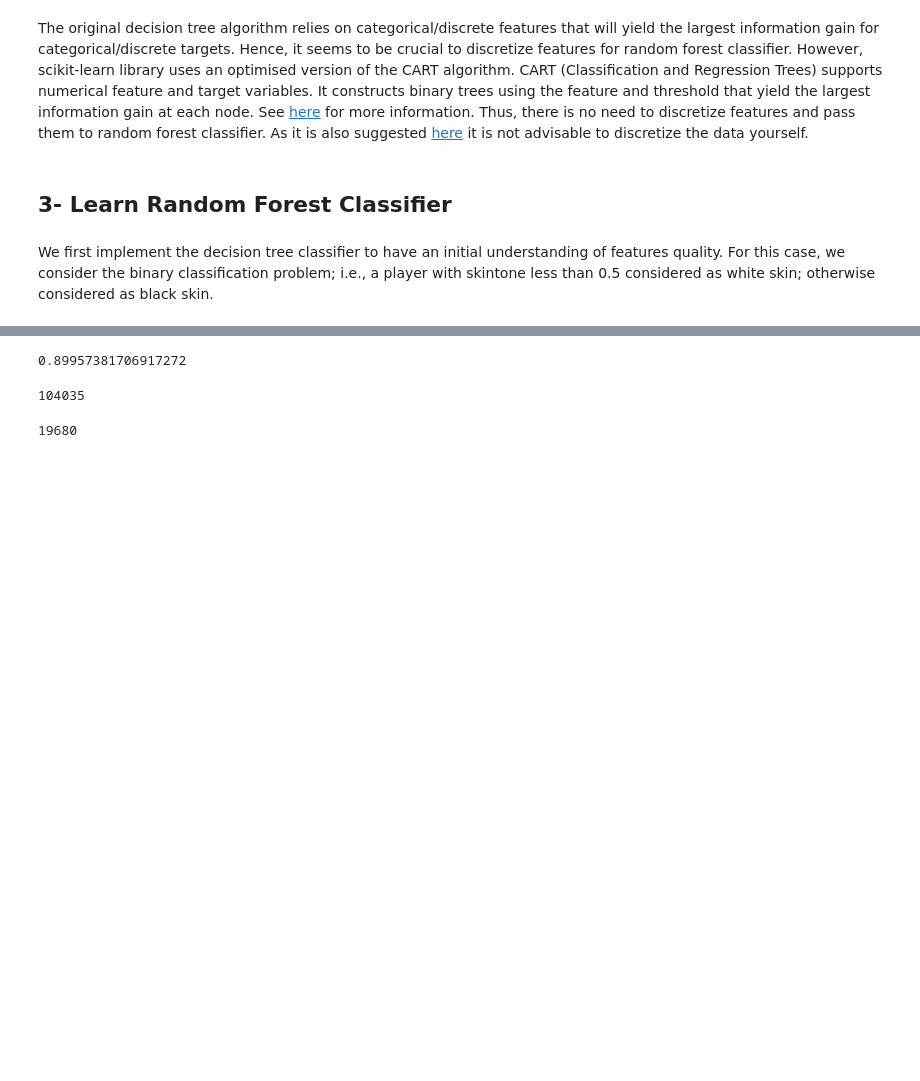
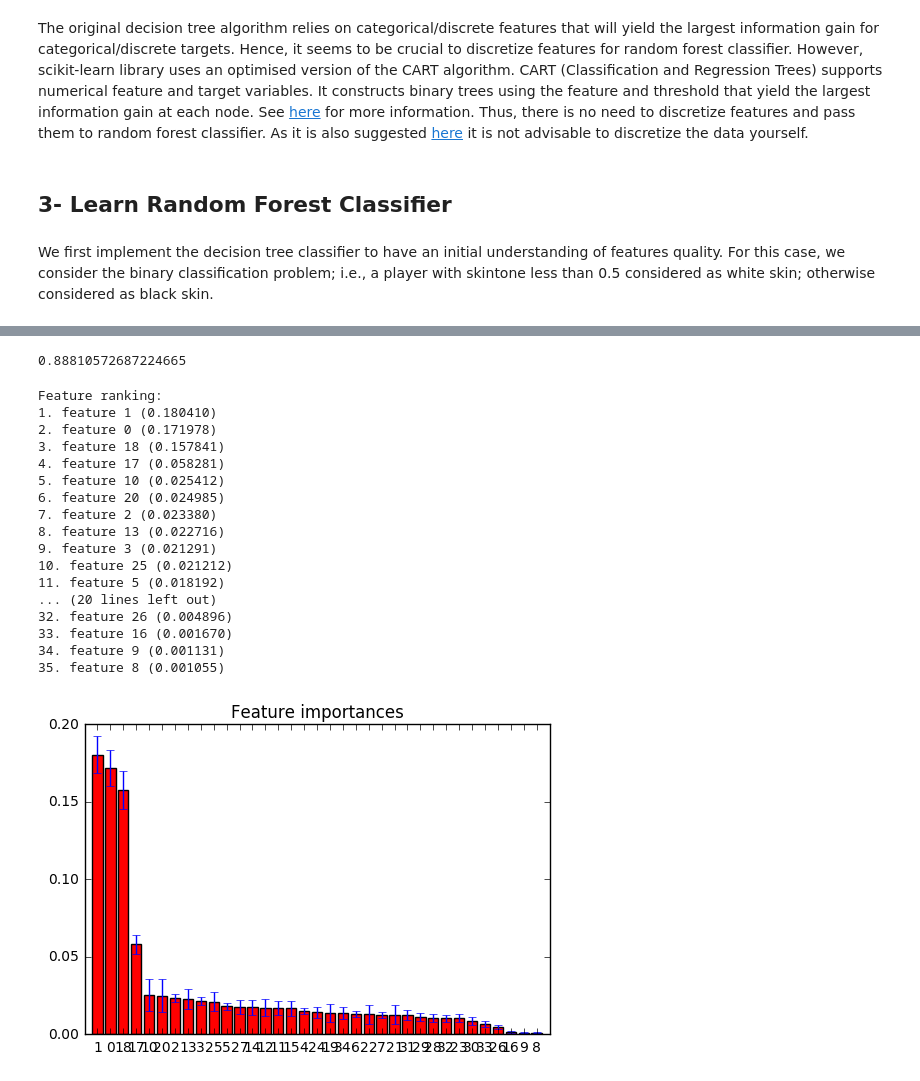
Before and after one commit to sorooshafiee/ADA-SAF, a Jupyter notebook: 04 - Applied ML/Exercise_1.ipynb, the cells around one changed output, grey strips where cells are left out. Drawn from its saved outputs; the diff is of its cells as text; code cells hidden in the pictures; blank space fills up the shorter version.

```diff
--- a/04 - Applied ML/Exercise_1.ipynb
+++ b/04 - Applied ML/Exercise_1.ipynb
@@ -200,6 +199,7 @@ df['birthday_year'] = df['birthday'].apply(lambda x: int(x.split('.')[-1]))
 initial_meaningfull_cols = ['leagueCountry',
                             'height',
                             'weight',
+                            'birthday_year'
                             'position',
                             'games',
                             'victories',
@@ -209,17 +209,14 @@ initial_meaningfull_cols = ['leagueCountry',
                             'yellowCards',
                             'yellowReds',
                             'redCards',
-                            'refNum',
-                            'refCountry',
+                            'allreds',
                             'meanIAT',
                             'nIAT',
                             'seIAT',
                             'meanExp',
                             'nExp',
-                            'seExp',
-                            'allreds',
-                            'refCount',
-                            'birthday_year']
+                            'seExp'
+                           ]
 features = df[initial_meaningfull_cols]
 categorical_feature = [val
                        for val in initial_meaningfull_cols
@@ -239,0 +237,7 @@ f1_score(y_test, clf.predict(x_test))
+# %%
+print('Training...')
+forest_v = RandomForestClassifier(n_estimators=256, oob_score=True)
+forest = forest_v.fit(x_train, y_train)
+importances = forest.feature_importances_
+print('Feature Importances:', importances)
+f1_score(y_test, forest_v.predict(x_test))
@@ -242,12 +255,43 @@ clf = RandomForestClassifier()
 clf = clf.fit(x_train, y_train)
 f1_score(y_test, clf.predict(x_test))
 # %% [output]
-0.89957381706917272
+0.88810572687224665
-# %%
-sum(binary_targets==0)
-# %% [output]
-104035
-# %%
-sum(binary_targets==1)
-# %% [output]
-19680
+# %%
+importances = forest_v.feature_importances_
+std = np.std([tree.feature_importances_ for tree in forest_v.estimators_],
+             axis=0)
+indices = np.argsort(importances)[::-1]
+
+# Print the feature ranking
+print("Feature ranking:")
+
+for f in range(x_train.shape[1]):
+    print("%d. feature %d (%f)" % (f + 1, indices[f], importances[indices[f]]))
+
+# Plot the feature importances of the forest
+plt.figure()
+plt.title("Feature importances")
+plt.bar(range(x_train.shape[1]), importances[indices],
+       color="r", yerr=std[indices], align="center")
+plt.xticks(range(x_train.shape[1]), indices)
+plt.xlim([-1, x_train.shape[1]])
+plt.show()
+# %% [output]
+Feature ranking:
+1. feature 1 (0.180410)
+2. feature 0 (0.171978)
+3. feature 18 (0.157841)
+4. feature 17 (0.058281)
+5. feature 10 (0.025412)
+6. feature 20 (0.024985)
+7. feature 2 (0.023380)
+8. feature 13 (0.022716)
+9. feature 3 (0.021291)
+10. feature 25 (0.021212)
+11. feature 5 (0.018192)
+... (20 lines left out)
+32. feature 26 (0.004896)
+33. feature 16 (0.001670)
+34. feature 9 (0.001131)
+35. feature 8 (0.001055)
+[figure, added]
```
Also changed, not shown: parts of 5 cells of this notebook.
